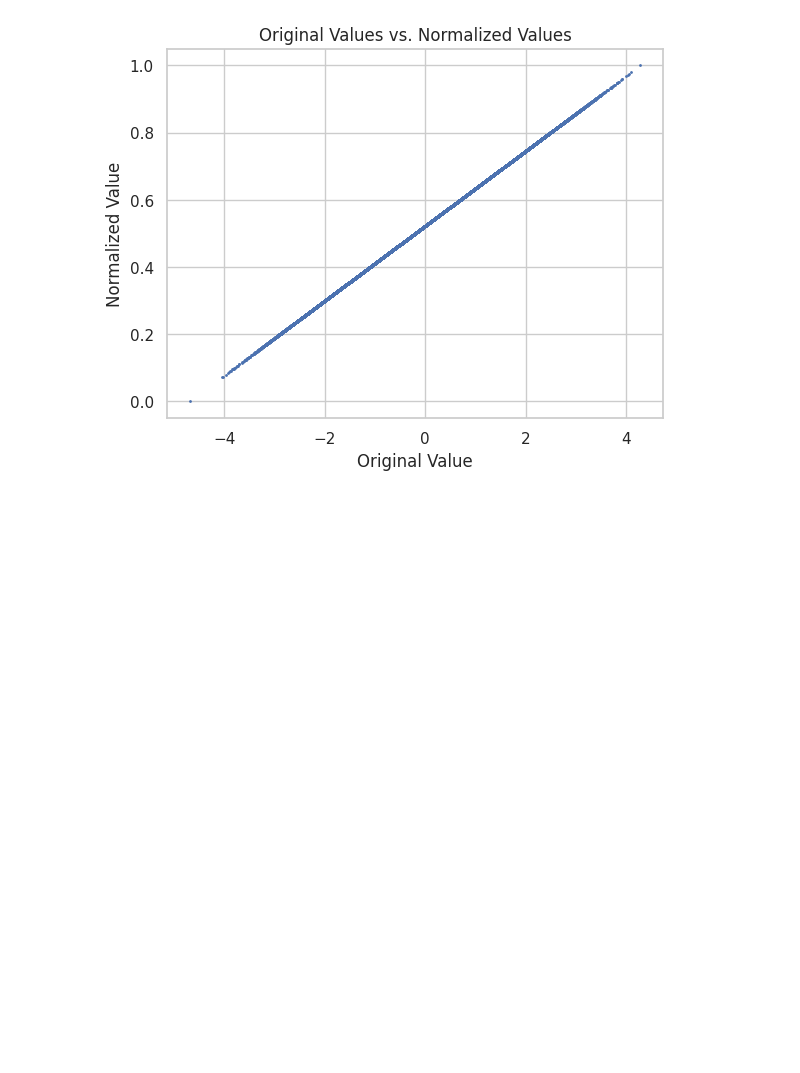
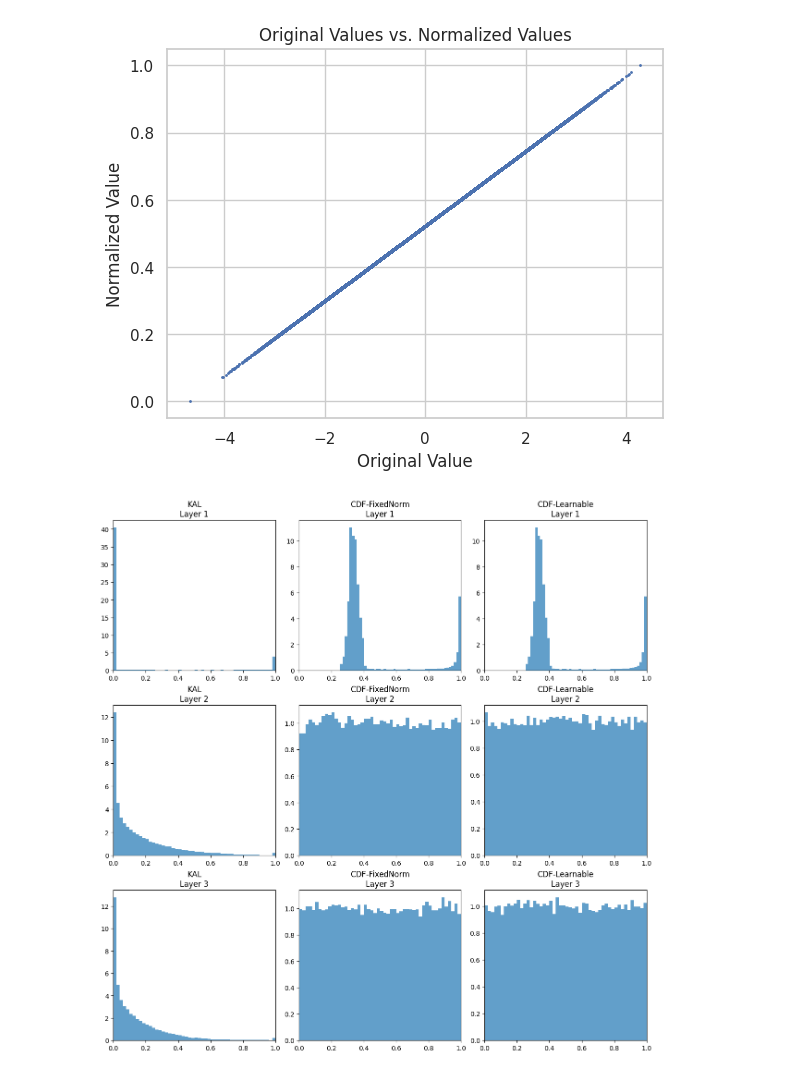
Before and after one commit to jakubstrawa1/LegendreKAN, a Jupyter notebook: notebook/experiments.ipynb, the cells around one changed output. Saved outputs shown, nothing was run; the diff lists cells and outputs as text; code cells hidden in the pictures; blank space fills up the shorter version.

```diff
--- a/notebook/experiments.ipynb
+++ b/notebook/experiments.ipynb
@@ -528,3 +528,73 @@ plt.show()
 # %% [output]
 [figure]
 [figure]
+# %%
+
+import math
+import torch
+import matplotlib.pyplot as plt
+from torch.utils.data import DataLoader
+from torchvision.datasets import MNIST
+import torchvision.transforms as transforms
+
+device = torch.device('cuda' if torch.cuda.is_available() else 'cpu')
+
+transform = transforms.Compose([
+    transforms.ToTensor(),
+])
+mnist = MNIST(root='./data', train=False, download=True, transform=transform)
+loader = DataLoader(mnist, batch_size=256, shuffle=True)
+
+
+degree = 5
+models = {
+    'KAL':            KAL_NET(degree).to(device),
+    'CDF-FixedNorm':  CDFKAL_NET_FIXEDNORM(degree).to(device),
+    'CDF-Learnable':  CDFKAL_NET(degree).to(device),
+}
+
+norm_data = {
+    name: {0: [], 1: [], 2: []}
+    for name in models
+}
+
+def make_hook(model_name, layer_idx, mode):
+    def hook(module, inp, outp):
+        x = inp[0]
+        if mode == 'x_n':
+            mn = x.amin(dim=1, keepdim=True)
+            mx = x.amax(dim=1, keepdim=True)
+            x_n = (x - mn) / (mx - mn + 1e-6)
+            norm_data[model_name][layer_idx].append(x_n.detach().cpu().view(-1))
+        else:
+            u = 0.5 * (1 + torch.erf(x / math.sqrt(2)))
+            norm_data[model_name][layer_idx].append(u.detach().cpu().view(-1))
+    return hook
+
+for name, net in models.items():
+    for idx, lname in enumerate(['l1','l2','l3']):
+        layer = getattr(net, lname)
+        mode = 'x_n' if name=='KAL' else 'u'
+        layer.register_forward_hook(make_hook(name, idx, mode))
+
+batch, _ = next(iter(loader))
+batch = batch.to(device)
+for net in models.values():
+    net.eval()
+    with torch.no_grad():
+        net(batch)
+
+fig, axes = plt.subplots(3, 3, figsize=(12, 12), constrained_layout=True)
+model_names = list(models.keys())
+
+for col, name in enumerate(model_names):
+    for row in range(3):
+        data = torch.cat(norm_data[name][row]).numpy()
+        axes[row, col].hist(data, bins=50, density=True, alpha=0.7)
+        axes[row, col].set_title(f'{name}\nLayer {row+1}')
+        axes[row, col].set_xlim(0, 1)
+        axes[row, col].set_ylim(0, None)
+
+plt.show()
+# %% [output]
+[figure, added]
```
